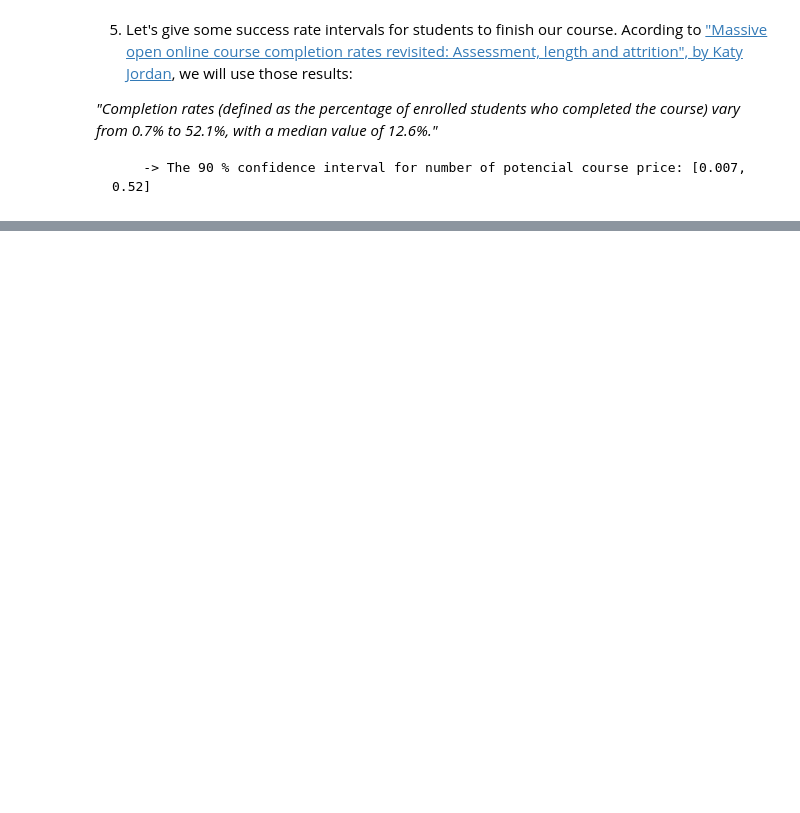
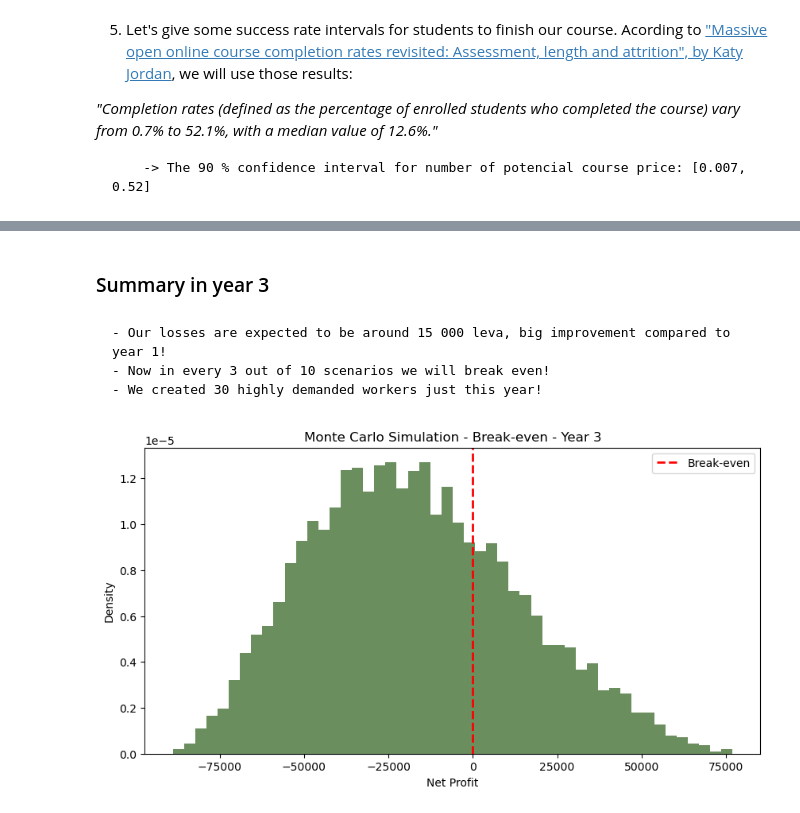
Before and after one commit to VasilTsenkov/Sofia-University-Coursework-Repository, a Jupyter notebook: PlanningStartupCompany/MonteCarloSimulationStartup.ipynb, the cells around one changed output, grey strips where cells are left out. Drawn from its saved outputs; the diff is of its cells as text; code cells hidden in the pictures; blank space fills up the shorter version.

```diff
--- a/PlanningStartupCompany/MonteCarloSimulationStartup.ipynb
+++ b/PlanningStartupCompany/MonteCarloSimulationStartup.ipynb
@@ -28,0 +241,32 @@
+# %% [markdown]
+### Summary in year 3
+# %% [markdown]
+    - Our losses are expected to be around 15 000 leva, big improvement compared to year 1!
+    - Now in every 3 out of 10 scenarios we will break even!
+    - We created 30 highly demanded workers just this year!
+# %%
+year_03 = pd.DataFrame({'scenario': np.arange(1, num_scenarios + 1),
+                     'trainees': np.random.uniform(36, 136, size=num_scenarios),
+                     'course_price': np.random.uniform(500, 1056, size=num_scenarios),
+                     'course_completion': np.random.uniform(0.30, 0.40, size=num_scenarios),
+                        'totalCosts': np.random.uniform(60000, 110000, size=num_scenarios)})
+# %%
+# Creating a revenue column by multipling course price and trainees
+year_03['total_revenue'] = year_03['trainees'] * year_03['course_price']
+# Creating a column that calculates Net income by subtracting revenue and cost
+year_03['NetIncome'] = year_03['total_revenue'] - year_03['totalCosts']
+# Creating a column that shows how much new workforce we have created
+year_03['Workforce'] = year_03['trainees'] * year_03['course_completion']
+# Creating a column that counts if net income is above 0, break even point
+year_03['Yes/No'] = np.where(year_03['NetIncome'] >= 0, 'Yes', 'No')
+# %%
+plt.figure(figsize=(10, 5))
+plt.hist(year_03['NetIncome'], bins=50, density=True, color='#2C5E1A', alpha=0.7)
+plt.axvline(x=0, color='red', linestyle='--', linewidth=2, label='Break-even')
+plt.title('Monte Carlo Simulation - Break-even - Year 3')
+plt.xlabel('Net Profit')
+plt.ylabel('Density')
+plt.legend()
+plt.show()
+# %% [output]
+[figure, added]
```
Also changed, not shown: parts of 35 cells of this notebook, 1 other file.
